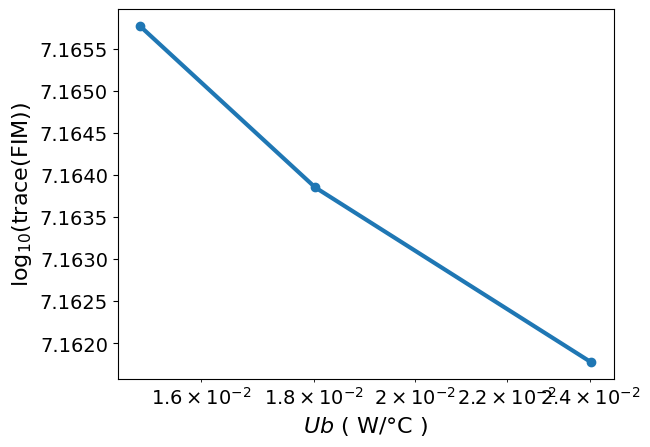
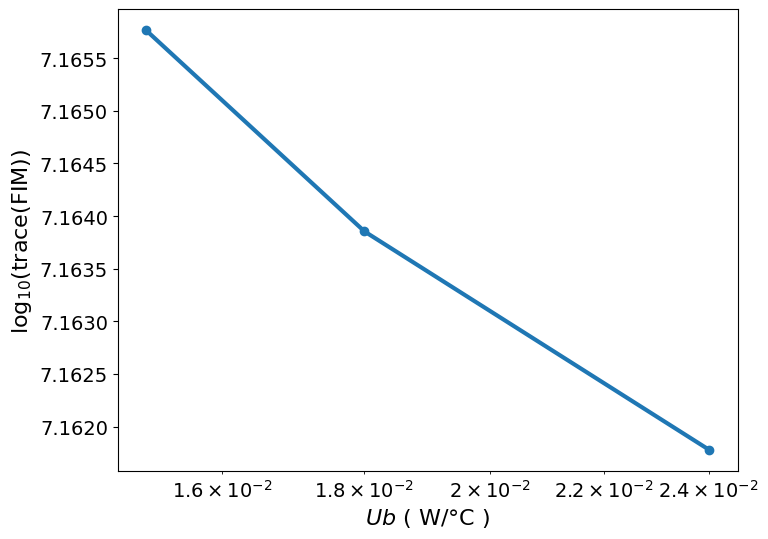
The change to this notebook cell's code, shown as a diff; its figure went from the first image to the second:
--- before
+++ after
@@ -1,5 +1,7 @@
 import matplotlib.pyplot as plt
 
+plt.figure(figsize=(8,6))
 plt.semilogx(param_values, pA_opt, marker='o')
+
 plt.xlabel('$' + HIGHEST_UNCERTAINTY_PARAM + '$ ( ' + UNIT + ' )')
 plt.ylabel('log$_{10}$(trace(FIM))')

Commit: - Restructure the notebook markdown headings.  - Add an agnostic code for scaling  - Increase sensitivity plot's figuresize to accommodate for the x axis ticker values